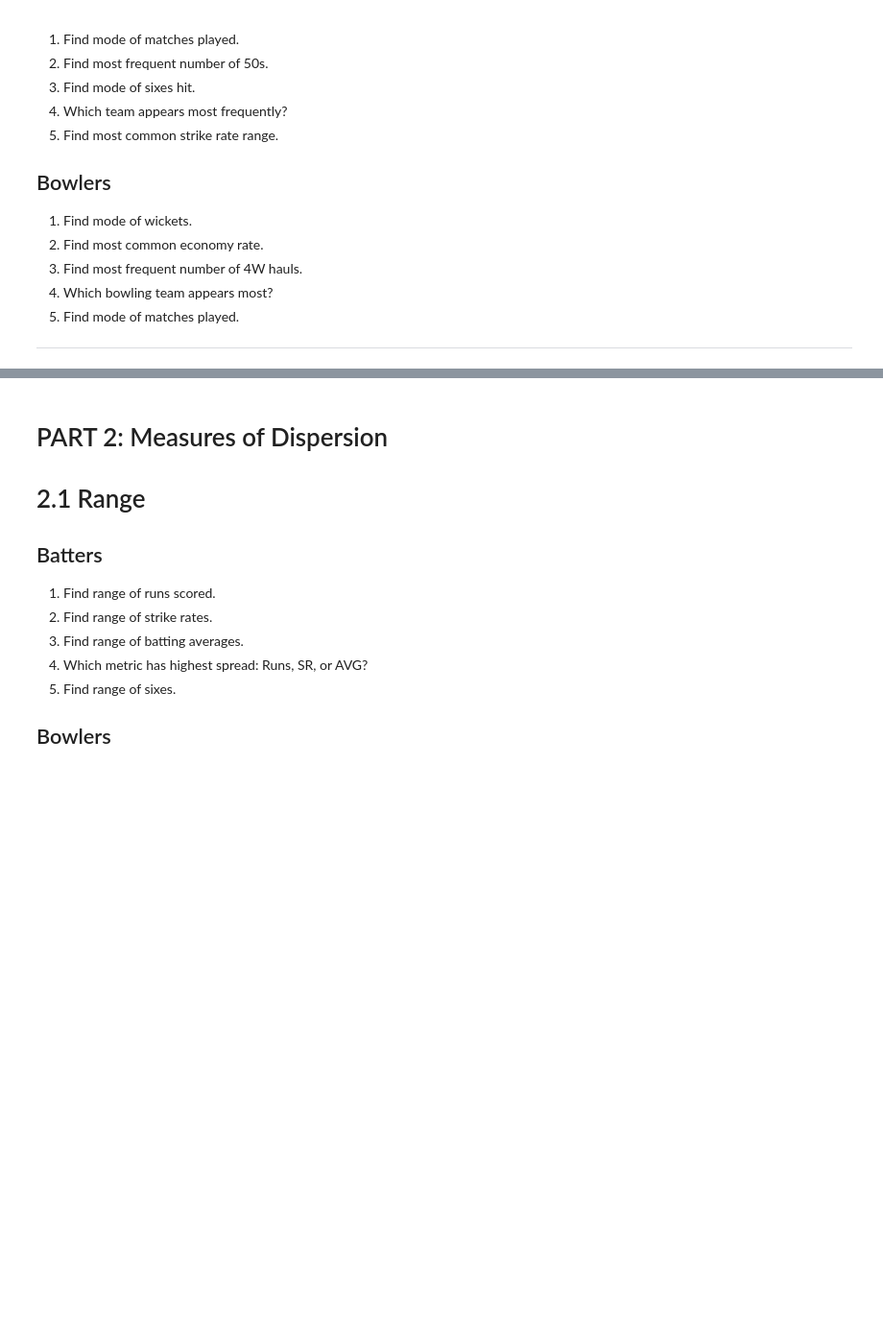
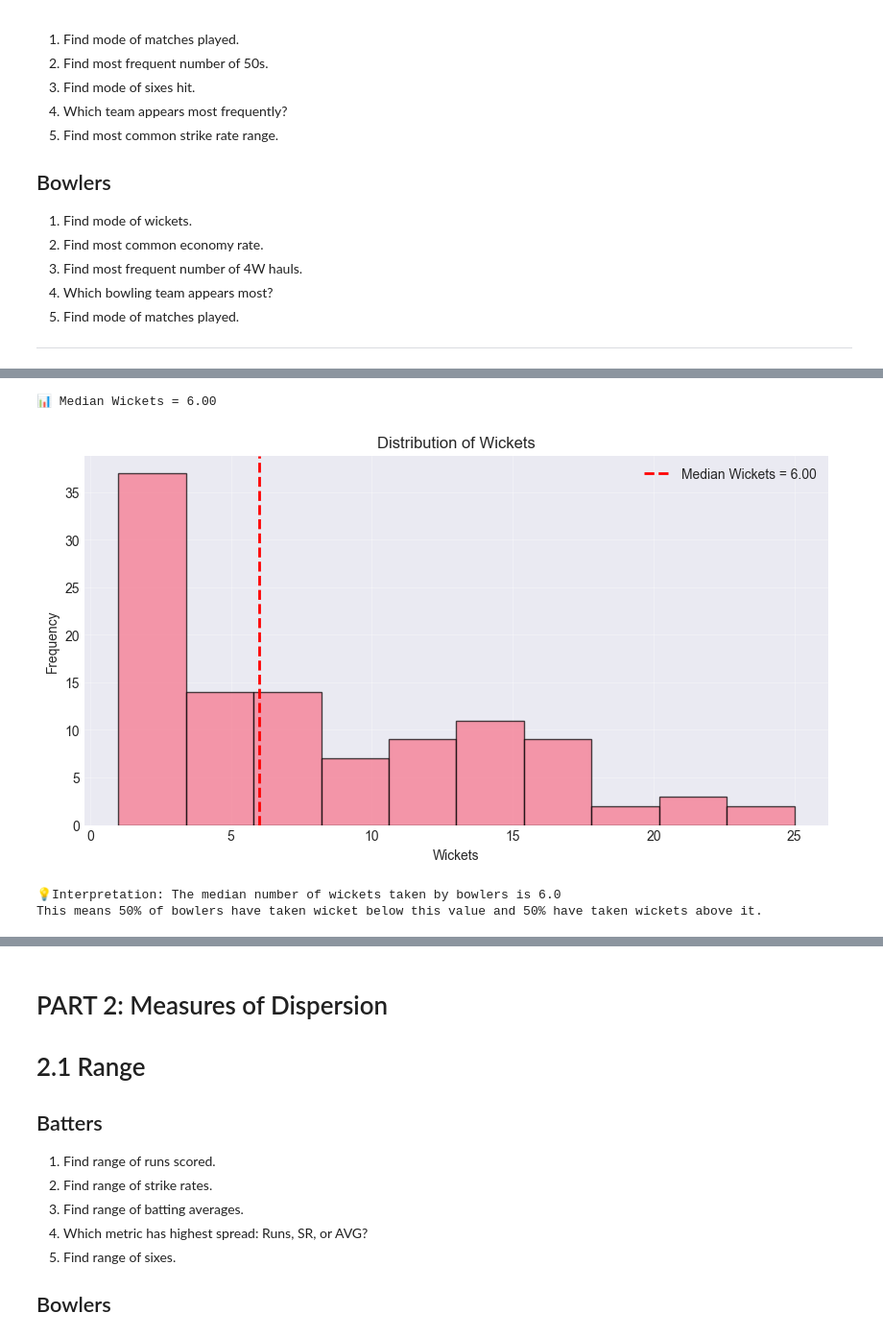
Before and after one commit to shahyash1136/data-analyst-porjects, a Jupyter notebook: IPL_2025_jupyterbook/index.ipynb, the cells around one changed output, grey strips where cells are left out. Shown at 96% size. Saved outputs shown, nothing was run; the diff lists cells and outputs as text; code cells hidden in the pictures; blank space fills up the shorter version.

Commit message:
worked on more median question with ipl data

```diff
--- a/IPL_2025_jupyterbook/index.ipynb
+++ b/IPL_2025_jupyterbook/index.ipynb
@@ -791,6 +623,35 @@ print(
 # %%
 ## Bowlers
 
 # 1. Find median wickets.
+median_wicket = df_bowlers["WKT"].median()
+print(f"\n📊 Median Wickets = {median_wicket:.2f}")
+
+plt.figure(figsize=(10, 5))
+plt.hist(df_bowlers["WKT"], alpha=0.7, bins=10, edgecolor="black")
+plt.axvline(
+    median_wicket,
+    linestyle="--",
+    linewidth=2,
+    color="red",
+    label=f"Median Wickets = {median_wicket:.2f}",
+)
+plt.grid(True, alpha=0.3)
+plt.xlabel("Wickets")
+plt.ylabel("Frequency")
+plt.title("Distribution of Wickets")
+plt.legend()
+plt.show()
+print(
+    f"\n💡Interpretation: The median number of wickets taken by bowlers is {median_wicket}"
+)
+print(
+    f"This means 50% of bowlers have taken wicket below this value and 50% have taken wickets above it."
+)
+# %% [output]
+📊 Median Wickets = 6.00
+[figure, added]
+💡Interpretation: The median number of wickets taken by bowlers is 6.0
+This means 50% of bowlers have taken wicket below this value and 50% have taken wickets above it.
 # %%
 # 2. Find median economy.
```
Also changed, not shown: parts of 22 cells of this notebook.
